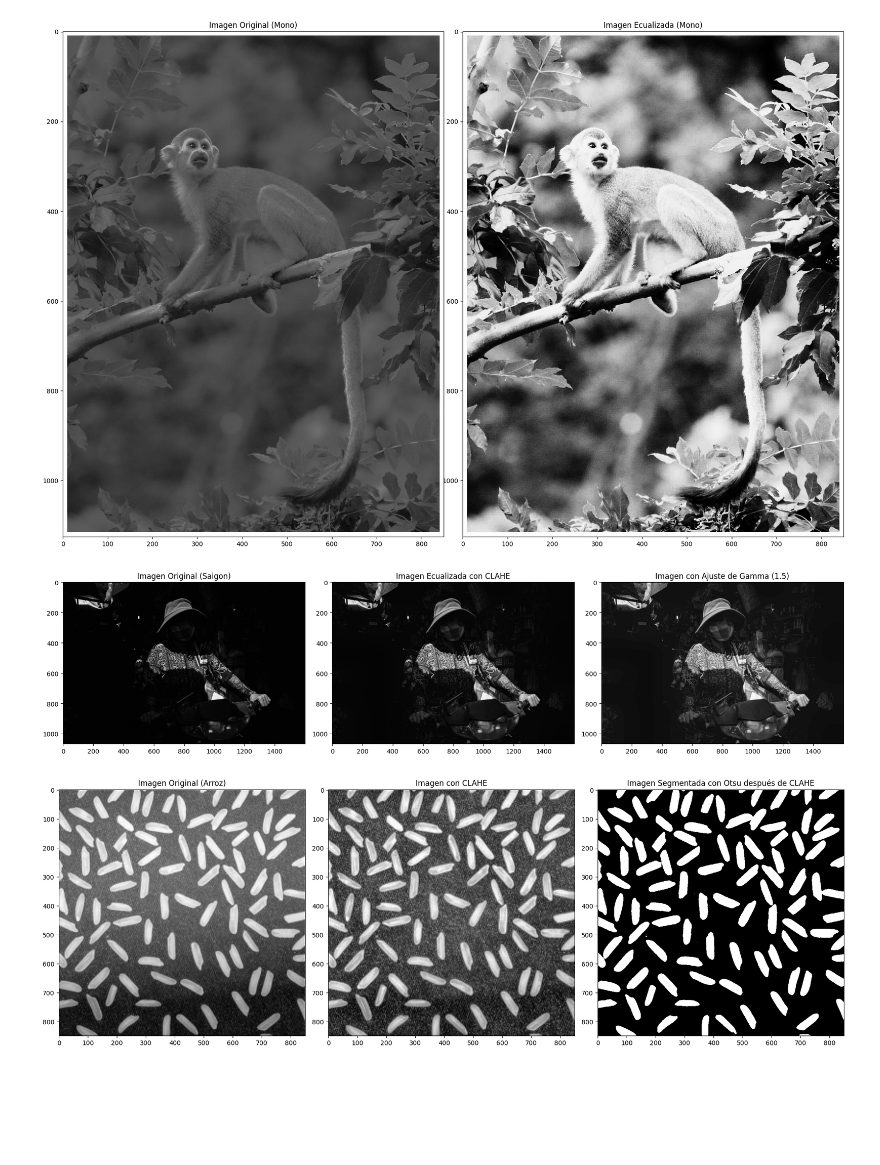
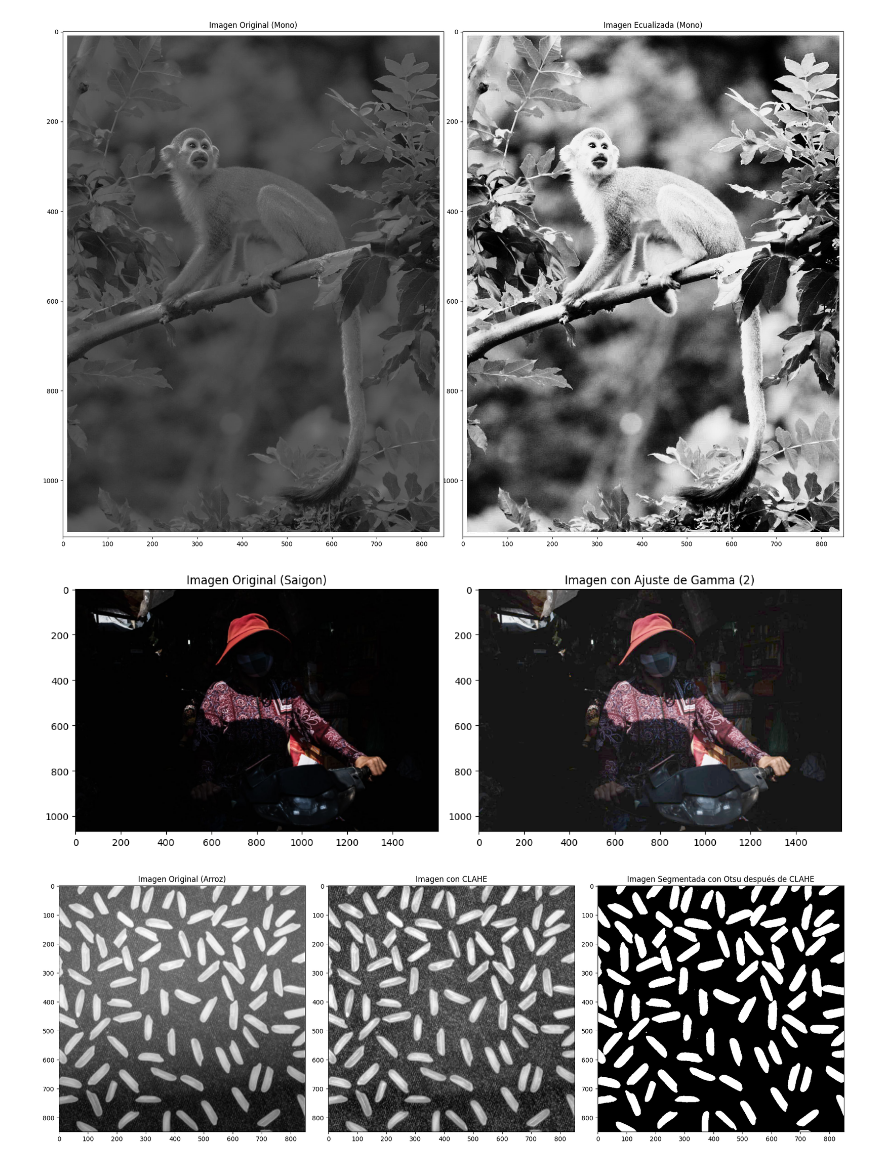
Before and after one commit to stefanoaragoni/computerVision_lista01, a Jupyter notebook: Lista01_Ejercicio6.ipynb, the cells around one changed output. Drawn from its saved outputs; the diff is of its cells as text; code cells hidden in the pictures; blank space fills up the shorter version.

```diff
--- a/Lista01_Ejercicio6.ipynb
+++ b/Lista01_Ejercicio6.ipynb
@@ -22,7 +22,9 @@ from skimage.io import imread
 # Cargamos las imágenes
 rice_img = cv2.imread('imgs/rice.jpg', cv2.IMREAD_GRAYSCALE)
 monkey_img = cv2.imread('imgs/monkey.jpeg', cv2.IMREAD_GRAYSCALE)
-saigon_img = cv2.imread('imgs/saigon.jpeg', cv2.IMGREAD_RGB)
+saigon_img = cv2.imread('imgs/saigon.jpeg')
+saigon_img = cv2.cvtColor(saigon_img, cv2.COLOR_BGR2RGB)
+
 
 loaded_images = all(img is not None for img in [rice_img, monkey_img, saigon_img])
 
@@ -51,32 +52,28 @@ plt.show()
 # %%
 def adjust_gamma(image, gamma=1.0):
     inv_gamma = 1.0 / gamma
     table = np.array([((i / 255.0) ** inv_gamma) * 255 for i in np.arange(0, 256)]).astype("uint8")
 
     # Se aplica la corrección gamma utilizando la tabla de búsqueda.
     return cv2.LUT(image, table)
 
-gamma = 1.5
-adjusted_saigon = adjust_gamma(equalized_saigon_clahe, gamma=gamma)
+gamma = 2
+adjusted_saigon = adjust_gamma(saigon_img, gamma=gamma)
 
 plt.figure(figsize=(18, 6))
 
 plt.subplot(1, 3, 1)
-plt.imshow(saigon_img, cmap='gray')
+plt.imshow(saigon_img)
 plt.title('Imagen Original (Saigon)')
 
 plt.subplot(1, 3, 2)
-plt.imshow(equalized_saigon_clahe, cmap='gray')
-plt.title('Imagen Ecualizada con CLAHE')
-
-plt.subplot(1, 3, 3)
-plt.imshow(adjusted_saigon, cmap='gray')
+plt.imshow(adjusted_saigon)
 plt.title(f'Imagen con Ajuste de Gamma ({gamma})')
 
 plt.tight_layout()
 plt.show()
 # %% [output]
-[figure, old version]
+[figure, new version]
 # %%
 # CLAHE (Contrast Limited Adaptive Histogram Equalization) mejora el contraste localmente
 clahe = cv2.createCLAHE(clipLimit=2.0, tileGridSize=(8, 8))
```
Also changed, not shown: parts of 2 cells of this notebook.
